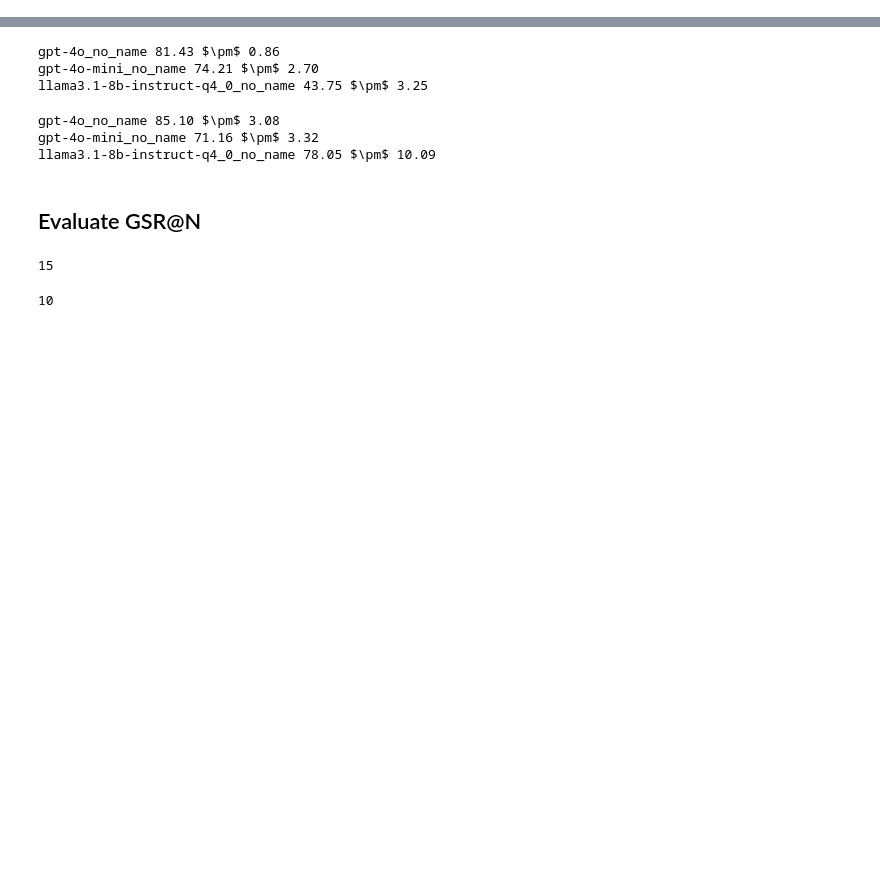
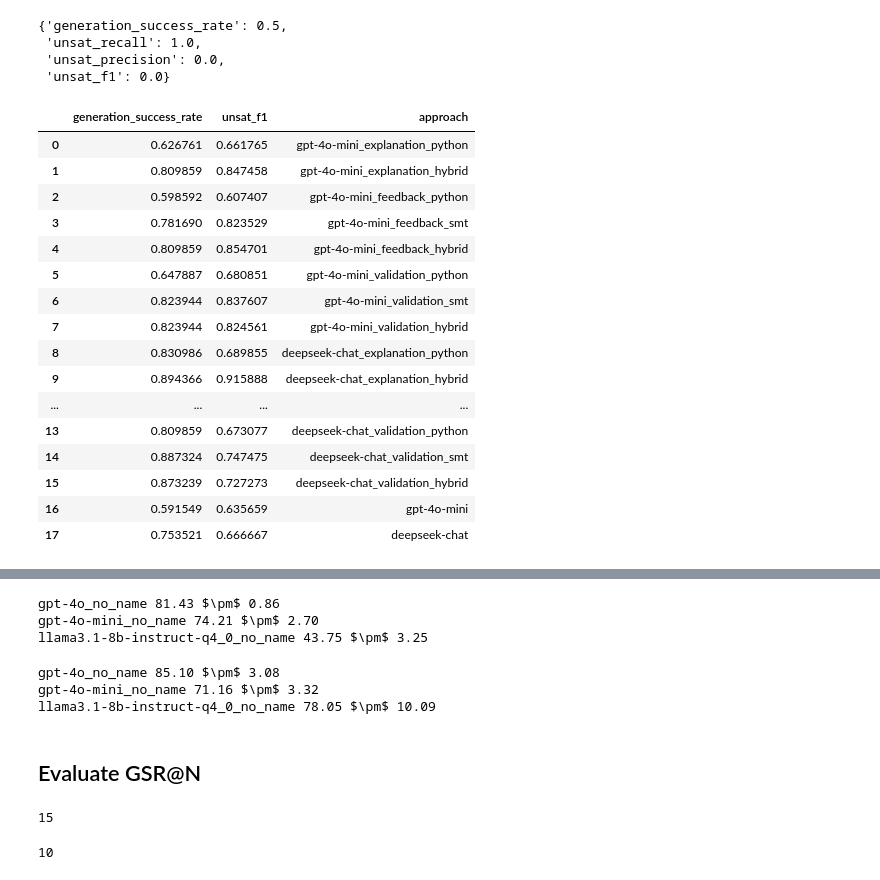
Before and after one commit to 20001LastOrder/ConStrainSolver, a Jupyter notebook: scripts/evaluation.ipynb, the cells around one changed output, grey strips where cells are left out. Cells and saved outputs as stored; diff of their text form; code cells hidden in the pictures; blank space fills up the shorter version.

Commit message:
Add ground truth annotation

```diff
--- a/scripts/evaluation.ipynb
+++ b/scripts/evaluation.ipynb
@@ -66,0 +82,20 @@ df[df["status"] == "sat"]["valid?"].sum()
+# %%
+from loguru import logger
+input_folder = "../results/generation_with_gt"
+
+llms = ["gpt-4o-mini", "deepseek-chat"]
+approaches = ["explanation", "feedback", "validation"]
+checkers = ["python", "smt", "hybrid"]
+
+results = {}
+
+for llm in llms:
+    for approach in approaches:
+        for check in checkers:
+            result_file = f"{input_folder}/{approach}/{check}/{llm}.csv_validation.csv"
+            if not os.path.exists(result_file):
+                logger.warning(f"Config {llm}_{approach}_{check} does not exist")
+                continue
+            df = pd.read_csv(result_file)
+            df = update_unsat_results(df, ground_truth)
+            results[f"{llm}_{approach}_{check}"] = df
@@ -73,3 +124,36 @@ accuracy = {}
 for key in results.keys():
         result = results[key]
         accuracy[key] = get_result(result, ground_truth)
+# %%
+get_results_case_wise(result, ground_truth)
+# %% [output]
+{'generation_success_rate': 0.5,
+ 'unsat_recall': 1.0,
+ 'unsat_precision': 0.0,
+ 'unsat_f1': 0.0}
+# %%
+summarized_results = []
+for key, value in accuracy.items():
+    value["approach"] = key
+    summarized_results.append(value)
+
+summarized_results = pd.DataFrame(summarized_results)
+summarized_results
+# %% [output]
+|  | generation_success_rate | unsat_f1 | approach |
+| 0 | 0.626761 | 0.661765 | gpt-4o-mini_explanation_python |
+| 1 | 0.809859 | 0.847458 | gpt-4o-mini_explanation_hybrid |
+| 2 | 0.598592 | 0.607407 | gpt-4o-mini_feedback_python |
+| 3 | 0.781690 | 0.823529 | gpt-4o-mini_feedback_smt |
+| 4 | 0.809859 | 0.854701 | gpt-4o-mini_feedback_hybrid |
+| 5 | 0.647887 | 0.680851 | gpt-4o-mini_validation_python |
+| 6 | 0.823944 | 0.837607 | gpt-4o-mini_validation_smt |
+| 7 | 0.823944 | 0.824561 | gpt-4o-mini_validation_hybrid |
+| 8 | 0.830986 | 0.689855 | deepseek-chat_explanation_python |
+| 9 | 0.894366 | 0.915888 | deepseek-chat_explanation_hybrid |
+| ... | ... | ... | ... |
+| 13 | 0.809859 | 0.673077 | deepseek-chat_validation_python |
+| 14 | 0.887324 | 0.747475 | deepseek-chat_validation_smt |
+| 15 | 0.873239 | 0.727273 | deepseek-chat_validation_hybrid |
+| 16 | 0.591549 | 0.635659 | gpt-4o-mini |
+| 17 | 0.753521 | 0.666667 | deepseek-chat |
```
Also changed, not shown: parts of 8 cells of this notebook, 20 other files.
